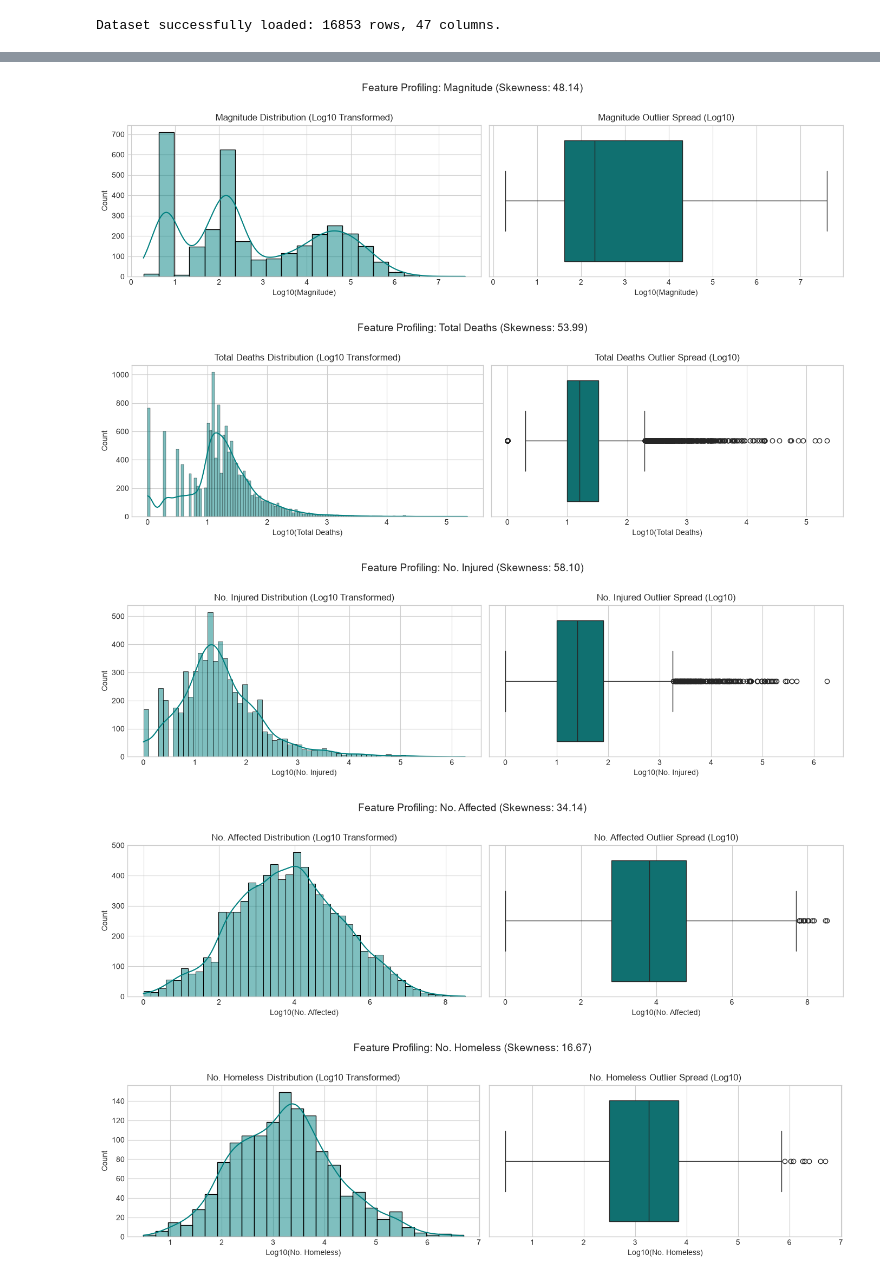
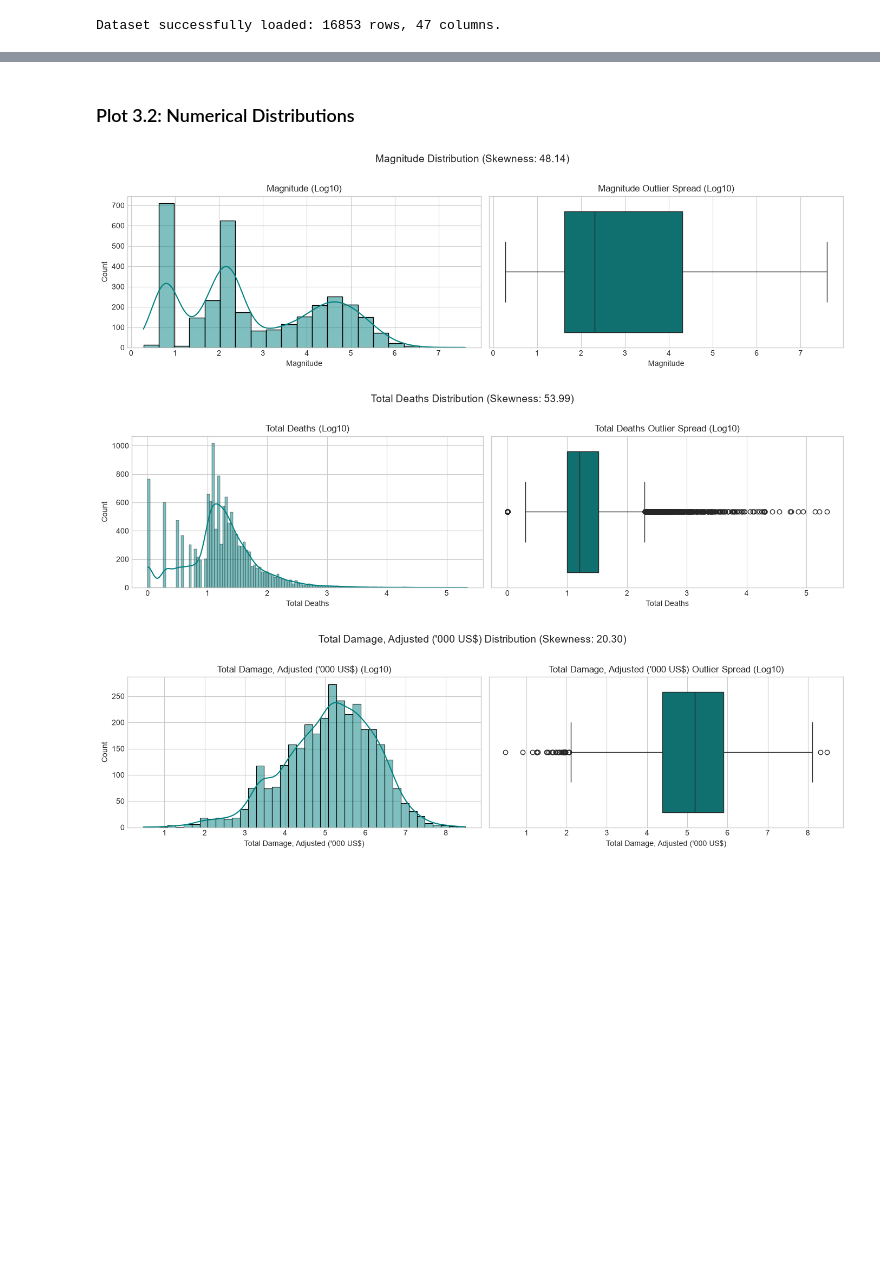
Before and after one commit to ahana4banerjee/AI-Disaster-Orchastrator, a Jupyter notebook: notebooks/01_eda_emdat.ipynb, the cells around one changed output, grey strips where cells are left out. Saved outputs shown, nothing was run; the diff lists cells and outputs as text; code cells hidden in the pictures; blank space fills up the shorter version.

```diff
--- a/notebooks/01_eda_emdat.ipynb
+++ b/notebooks/01_eda_emdat.ipynb
@@ -101,46 +87,30 @@ Use logarithmic scaling on highly skewed metrics (like casualties and damages) t
+# %% [markdown]
+### Plot 3.2: Numerical Distributions
 # %%
-for col in numerical_cols:
-    # Skip columns that are completely empty
-    if df[col].isnull().all():
-        print(f"Skipping {col}: all values are null.")
+for col in ['Magnitude', 'Total Deaths', "Total Damage, Adjusted ('000 US$)"]:
+    if col not in df.columns or df[col].isnull().all():
         continue
-
-    # Setup subplots (Histogram & Boxplot side-by-side)
+    data = df[col].dropna()
     fig, axes = plt.subplots(1, 2, figsize=(14, 4))
-
-    # Drop nulls for plotting
-    data = df[col].dropna()
-
-    # In emergency data, 0 vs millions distribution values require optional log scale check
     skew = data.skew()
     use_log = skew > 3.0 and (data > 0).any()
 
     if use_log:
-        # Plot log-scale data
         log_data = np.log10(data[data > 0])
         sns.histplot(log_data, kde=True, ax=axes[0], color='teal')
-        axes[0].set_title(f'{col} Distribution (Log10 Transformed)', fontsize=12)
-        axes[0].set_xlabel(f'Log10({col})')
-
+        axes[0].set_title(f'{col} (Log10)', fontsize=12)
         sns.boxplot(x=log_data, ax=axes[1], color='teal')
         axes[1].set_title(f'{col} Outlier Spread (Log10)', fontsize=12)
-        axes[1].set_xlabel(f'Log10({col})')
     else:
-        # Standard Scale
         sns.histplot(data, kde=True, ax=axes[0], color='indigo')
-        axes[0].set_title(f'{col} Standard Distribution', fontsize=12)
-        axes[0].set_xlabel(col)
+        axes[0].set_title(f'{col} Standard Scale', fontsize=12)
+        sns.boxplot(x=data, ax=axes[1], color='indigo')
+        axes[1].set_title(f'{col} Outlier Spread', fontsize=12)
 
-        sns.boxplot(x=data, ax=axes[1], color='indigo')
-        axes[1].set_title(f'{col} Standard Outlier Spread', fontsize=12)
-        axes[1].set_xlabel(col)
-
-    plt.suptitle(f"Feature Profiling: {col} (Skewness: {skew:.2f})", fontsize=14, y=1.02)
+    plt.suptitle(f"{col} Distribution (Skewness: {skew:.2f})", fontsize=14, y=1.02)
     plt.tight_layout()
     plt.show()
 # %% [output]
-[figure, old version]
+[figure, new version]
-[figure, old version]
+[figure, new version]
-[figure, old version]
+[figure, new version]
-[figure, removed]
-[figure, removed]
```
Also changed, not shown: parts of 38 cells of this notebook.
